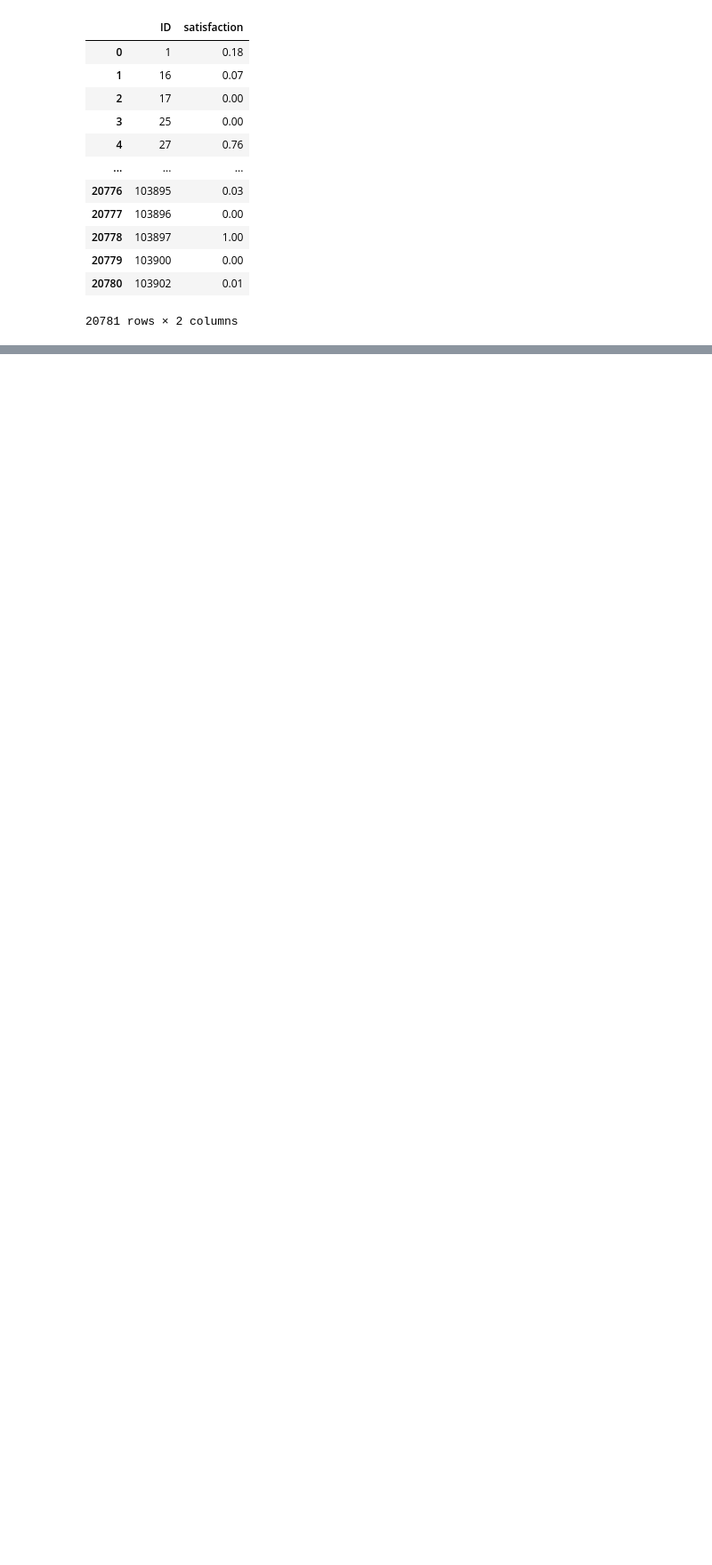
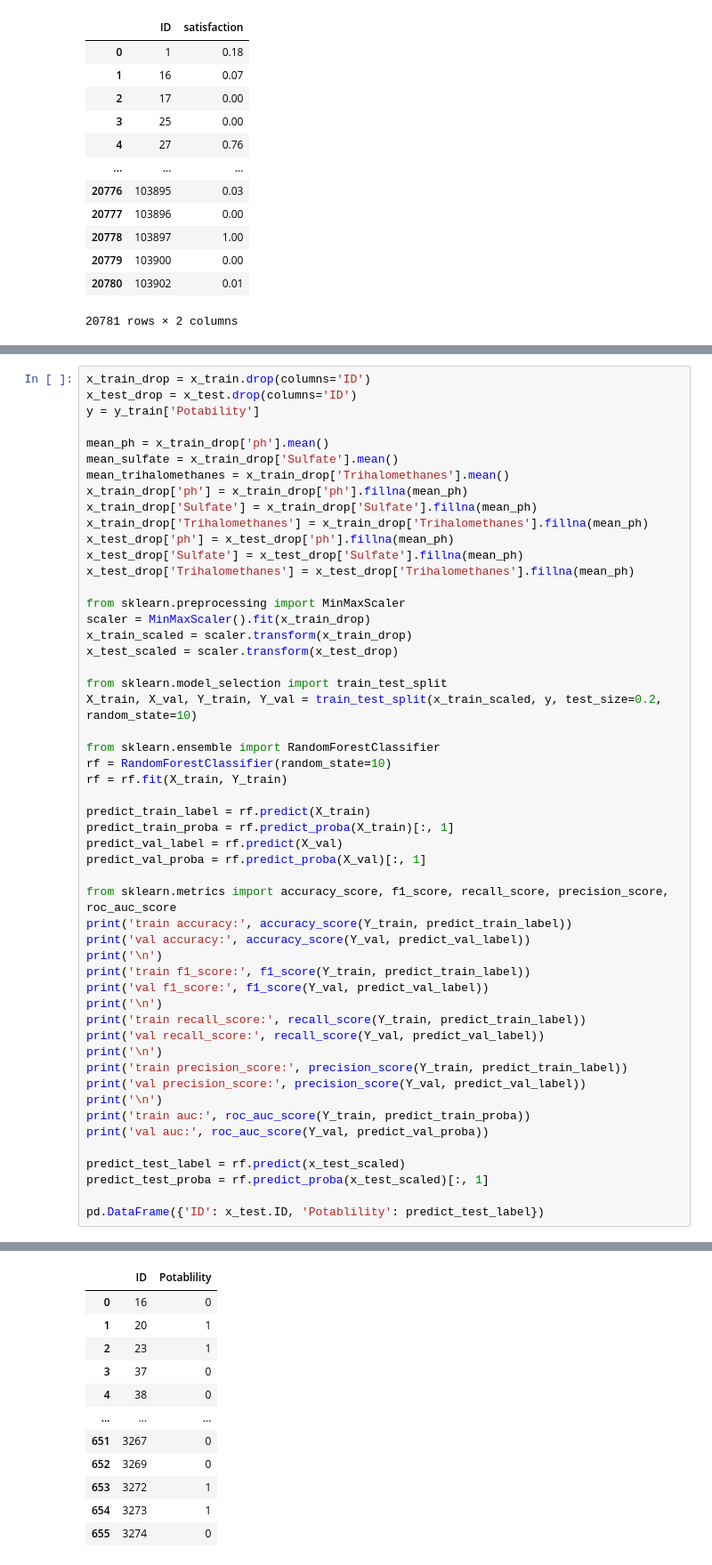
Before and after one commit to HyunJW/Pandas_practice, a Jupyter notebook: 빅분기실기연습/작업_2유형.ipynb, the cells around one changed output, grey strips where cells are left out. Shown at 89% size. Drawn from its saved outputs; the diff is of its cells as text; blank space fills up the shorter version.

```diff
--- a/빅분기실기연습/작업_2유형.ipynb
+++ b/빅분기실기연습/작업_2유형.ipynb
@@ -713,0 +744,53 @@ validation auc: 0.9936025986625197
+# %%
+x_train_drop = x_train.drop(columns='ID')
+x_test_drop = x_test.drop(columns='ID')
+y = y_train['Potability']
+
+mean_ph = x_train_drop['ph'].mean()
+mean_sulfate = x_train_drop['Sulfate'].mean()
+mean_trihalomethanes = x_train_drop['Trihalomethanes'].mean()
+x_train_drop['ph'] = x_train_drop['ph'].fillna(mean_ph)
+x_train_drop['Sulfate'] = x_train_drop['Sulfate'].fillna(mean_ph)
+x_train_drop['Trihalomethanes'] = x_train_drop['Trihalomethanes'].fillna(mean_ph)
+x_test_drop['ph'] = x_test_drop['ph'].fillna(mean_ph)
+x_test_drop['Sulfate'] = x_test_drop['Sulfate'].fillna(mean_ph)
+x_test_drop['Trihalomethanes'] = x_test_drop['Trihalomethanes'].fillna(mean_ph)
+
+from sklearn.preprocessing import MinMaxScaler
+scaler = MinMaxScaler().fit(x_train_drop)
+x_train_scaled = scaler.transform(x_train_drop)
+x_test_scaled = scaler.transform(x_test_drop)
+
+from sklearn.model_selection import train_test_split
+X_train, X_val, Y_train, Y_val = train_test_split(x_train_scaled, y, test_size=0.2, random_state=10)
+
+from sklearn.ensemble import RandomForestClassifier
+rf = RandomForestClassifier(random_state=10)
+rf = rf.fit(X_train, Y_train)
+
+predict_train_label = rf.predict(X_train)
+predict_train_proba = rf.predict_proba(X_train)[:, 1]
+predict_val_label = rf.predict(X_val)
+predict_val_proba = rf.predict_proba(X_val)[:, 1]
+
+from sklearn.metrics import accuracy_score, f1_score, recall_score, precision_score, roc_auc_score
+print('train accuracy:', accuracy_score(Y_train, predict_train_label))
+print('val accuracy:', accuracy_score(Y_val, predict_val_label))
+print('\n')
+print('train f1_score:', f1_score(Y_train, predict_train_label))
+print('val f1_score:', f1_score(Y_val, predict_val_label))
+print('\n')
+print('train recall_score:', recall_score(Y_train, predict_train_label))
+print('val recall_score:', recall_score(Y_val, predict_val_label))
+print('\n')
+print('train precision_score:', precision_score(Y_train, predict_train_label))
+print('val precision_score:', precision_score(Y_val, predict_val_label))
+print('\n')
+print('train auc:', roc_auc_score(Y_train, predict_train_proba))
+print('val auc:', roc_auc_score(Y_val, predict_val_proba))
+
+predict_test_label = rf.predict(x_test_scaled)
+predict_test_proba = rf.predict_proba(x_test_scaled)[:, 1]
+
+pd.DataFrame({'ID': x_test.ID, 'Potablility': predict_test_label})
+# %% [output]
@@ -713,0 +815,12 @@ validation auc: 0.9936025986625197
+|  | ID | Potablility |
+| 0 | 16 | 0 |
+| 1 | 20 | 1 |
+| 2 | 23 | 1 |
+| 3 | 37 | 0 |
+| 4 | 38 | 0 |
+| ... | ... | ... |
+| 651 | 3267 | 0 |
+| 652 | 3269 | 0 |
+| 653 | 3272 | 1 |
+| 654 | 3273 | 1 |
+| 655 | 3274 | 0 |
```
Also changed, not shown: parts of 3 cells of this notebook.
